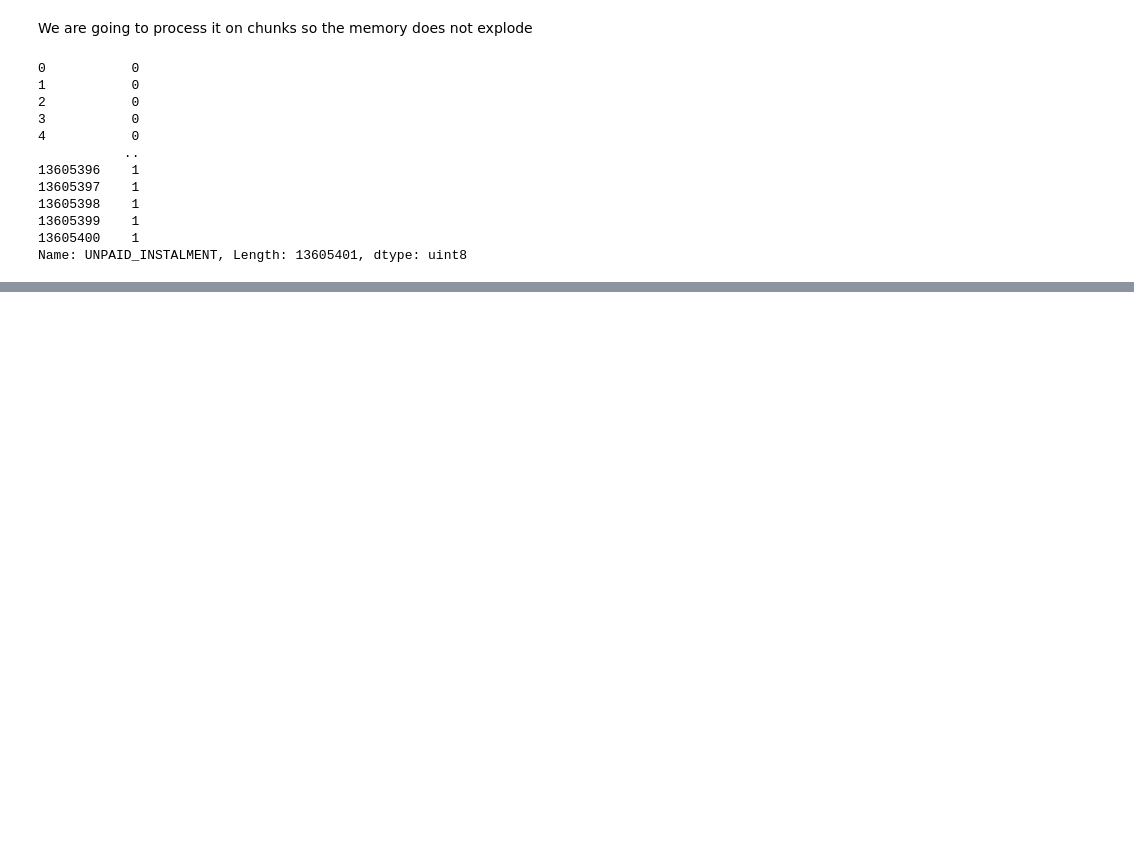
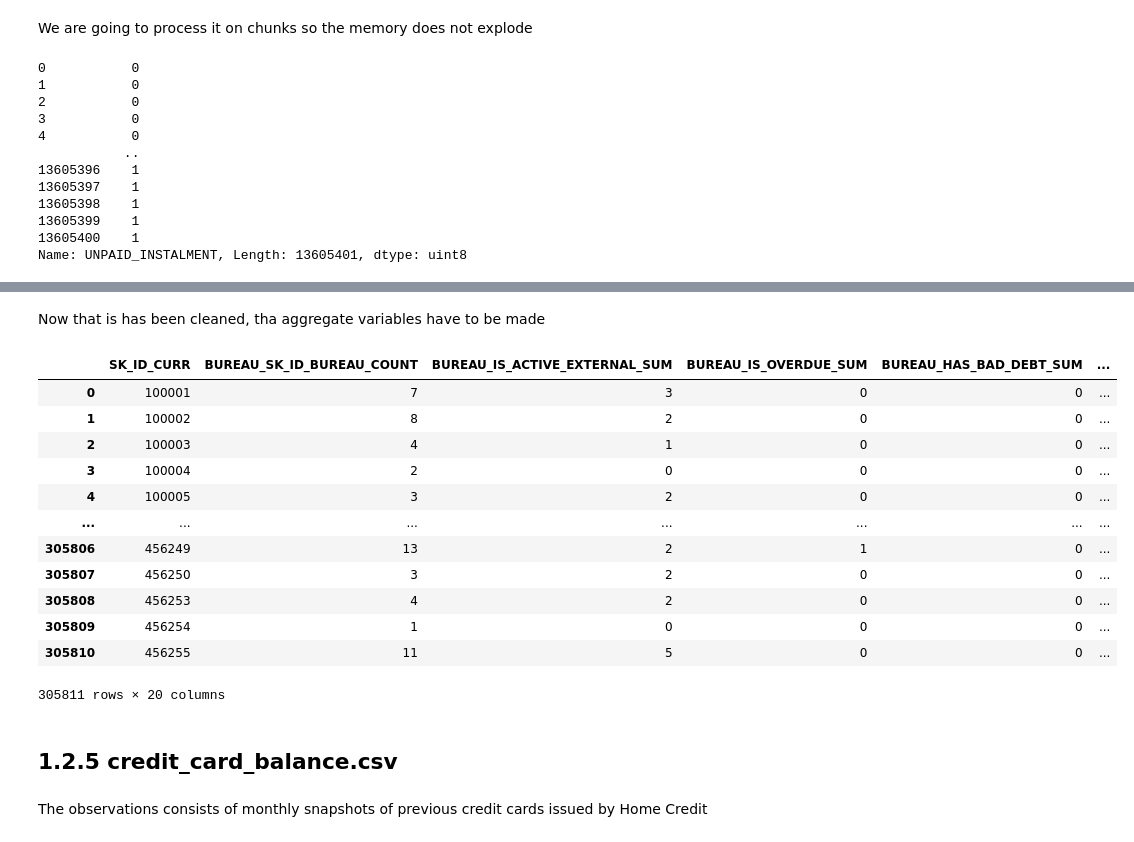
Before and after one commit to alexalvarezds/credit-risk, a Jupyter notebook: notebooks/01-cleaning-firstpreprocessing.ipynb, the cells around one changed output, grey strips where cells are left out. Drawn from its saved outputs; the diff is of its cells as text; code cells hidden in the pictures; blank space fills up the shorter version.

```diff
--- a/notebooks/01-cleaning-firstpreprocessing.ipynb
+++ b/notebooks/01-cleaning-firstpreprocessing.ipynb
@@ -399,0 +783,2 @@ loan_level.columns = [
+# %%
+bureau["AMT_CREDIT_SUM_DEBT"] = bureau["AMT_CREDIT_SUM_DEBT"].fillna(0)
@@ -399,0 +789,2 @@ loan_level.columns = [
+# %%
+bureau.drop("DAYS_CREDIT_ENDDATE",axis=1,inplace=True)
@@ -399,0 +813,45 @@ loan_level.columns = [
+# %% [markdown]
+Now that is has been cleaned, tha aggregate variables have to be made
+# %%
+bureau_agg = bureau.groupby('SK_ID_CURR').agg({
+    'SK_ID_BUREAU': 'count',
+
+    'IS_ACTIVE_EXTERNAL': 'sum',
+    'IS_OVERDUE': 'sum',
+    'HAS_BAD_DEBT': 'sum',
+    'HAS_SOLD_DEBT': 'sum',
+    'DAYS_CREDIT': 'max',
+
+    'AMT_CREDIT_SUM': ['mean', 'max'],
+    'AMT_CREDIT_SUM_DEBT': ['sum', 'mean', 'max'],
+
+    'CREDIT_DAY_OVERDUE': ['mean', 'max'],
+    'AMT_CREDIT_SUM_OVERDUE': ['sum', 'mean'],
+    'CNT_CREDIT_PROLONG': ['mean', 'max'],
+
+    'CREDIT_UTILIZATION': ['mean', 'max']
+}).reset_index()
+# %%
+bureau_agg.columns = ['BUREAU_' + '_'.join(col).upper().strip('_')
+                      if col[0] != 'SK_ID_CURR' else 'SK_ID_CURR'
+                      for col in bureau_agg.columns]
+# %%
+bureau_agg
+# %% [output]
+|  | SK_ID_CURR | BUREAU_SK_ID_BUREAU_COUNT | BUREAU_IS_ACTIVE_EXTERNAL_SUM | BUREAU_IS_OVERDUE_SUM | BUREAU_HAS_BAD_DEBT_SUM | ... |
+| 0 | 100001 | 7 | 3 | 0 | 0 | ... |
+| 1 | 100002 | 8 | 2 | 0 | 0 | ... |
+| 2 | 100003 | 4 | 1 | 0 | 0 | ... |
+| 3 | 100004 | 2 | 0 | 0 | 0 | ... |
+| 4 | 100005 | 3 | 2 | 0 | 0 | ... |
+| ... | ... | ... | ... | ... | ... | ... |
+| 305806 | 456249 | 13 | 2 | 1 | 0 | ... |
+| 305807 | 456250 | 3 | 2 | 0 | 0 | ... |
+| 305808 | 456253 | 4 | 2 | 0 | 0 | ... |
+| 305809 | 456254 | 1 | 0 | 0 | 0 | ... |
+| 305810 | 456255 | 11 | 5 | 0 | 0 | ... |
+305811 rows × 20 columns
+# %% [markdown]
+## 1.2.5 credit_card_balance.csv
+# %% [markdown]
+The observations consists of monthly snapshots of previous credit cards issued by Home Credit
```
Also changed, not shown: parts of 77 cells of this notebook.
